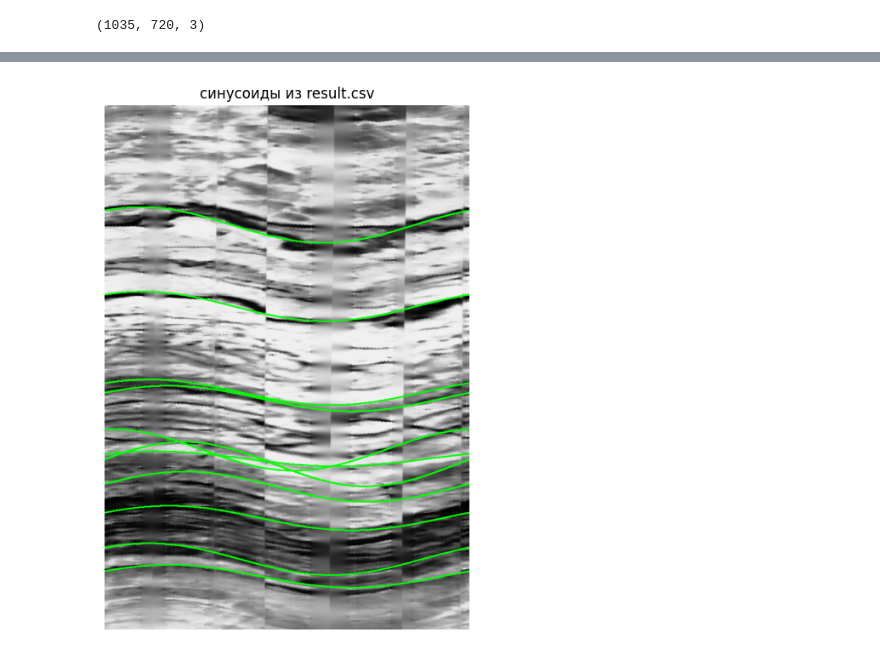
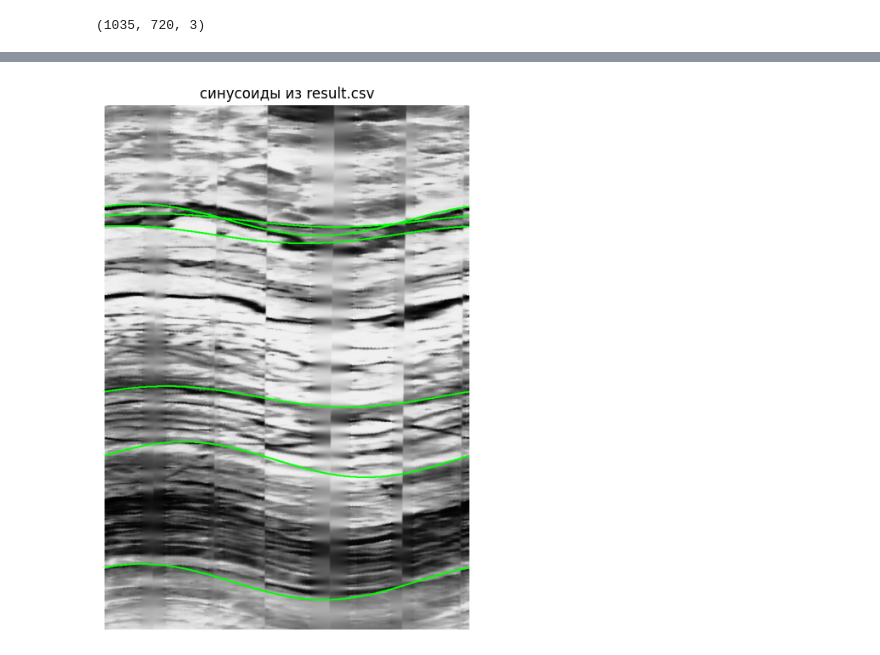
Before and after one commit to minstradamuss/Automatic-placement-of-sinusoids-on-the-image-for-interpreting-KarSar-MS-D-data, a Jupyter notebook: 2_best_grad_version.ipynb, the cells around one changed output, grey strips where cells are left out. Cells and saved outputs as stored; diff of their text form; code cells hidden in the pictures.

```diff
--- a/2_best_grad_version.ipynb
+++ b/2_best_grad_version.ipynb
@@ -223,5 +209,4 @@ scaler = saved['scaler']
 # %%
-IMG_PATH = "/content/5.bmp"
 img = np.array(Image.open(IMG_PATH).convert("RGB"))
 h, w = img.shape[:2]
 ω = 2 * math.pi / w
@@ -250,7 +235,7 @@ def process_image_by_tiles(img_rgb, up, down, step=256, stride=128, rmse_thr=1.0
 
         scored = []
         for pts in curves:
-            fit = fit_sinusoid(pts, ω, crop_h)
+            fit = fit_sinusoid_fast(pts, ω, crop_h)
             if fit is None:
                 continue
             A_px, θ, y0 = fit
@@ -258,6 +243,7 @@ def process_image_by_tiles(img_rgb, up, down, step=256, stride=128, rmse_thr=1.0
             rmse = np.sqrt(((ys - (A_px * np.sin(ω * xs + θ) + y0)) ** 2).mean())
             if rmse > rmse_thr:
                 continue
+
             scored.append((rmse, A_px, θ, y0))
 
         scored.sort(reverse=True, key=lambda t: t[0])
@@ -293,6 +279,7 @@ y_pred = clf.predict(X_pred_scaled)
 filtered = df_result[y_pred == 1][["depth_m", "A_mm", "theta_rad"]]
 # %%
 filtered["depth_rounded"] = filtered["depth_m"]
+
 filtered_unique = (
     filtered.sort_values("A_mm", ascending=False)
     .drop_duplicates(subset="depth_rounded")
@@ -304,7 +291,6 @@ rows_list = filtered_unique[["depth_m", "A_mm", "theta_rad"]].values.tolist()
 rows_list.sort(key=lambda x: x[0])
 
 THRESHOLD = 0.01
-used = set()
 averaged_rows = []
 
 i = 0
@@ -315,11 +301,9 @@ while i < len(rows_list) - 1:
     if abs(d2 - d1) <= THRESHOLD:
         A_mm, theta = rows_list[i+1][1], rows_list[i+1][2]
         depth_avg = (d1 + d2) / 2
+        averaged_rows.append([depth_avg, A_mm, theta])
 
-        averaged_rows.append([depth_avg, A_mm, theta])
-        i += 2
-    else:
-        i += 1
+    i += 1
 
 df_avg = pd.DataFrame(averaged_rows, columns=["depth_m", "A_mm", "theta_rad"])
 df_avg.to_csv(csv_path, index=False)
@@ -347,43 +326,34 @@ df
 # %%
-import pandas as pd
-import cv2
-import numpy as np
-import matplotlib.pyplot as plt
-import math
-
 def draw_curves_from_csv(img_rgb, csv_path, up=552, down=555, color=(0, 255, 0), thickness=2):
     h, w = img_rgb.shape[:2]
     ω = 2 * math.pi / w
     PIX2MM = (down - up) / h * 1000
 
     df = pd.read_csv(csv_path)
     canvas = img_rgb.copy()
     xs_full = np.arange(w)
 
     for _, row in df.iterrows():
         depth_m, A_mm, theta = row["depth_m"], row["A_mm"], row["theta_rad"]
 
         y0 = h * (depth_m - up) / (down - up)
         A_px = A_mm / PIX2MM
 
         ys = (A_px * np.sin(ω * xs_full + theta) + y0).astype(int)
         valid = (ys >= 0) & (ys < h)
         pts = np.column_stack([xs_full[valid], ys[valid]]).astype(np.int32)
 
         if len(pts) > 1:
             cv2.polylines(canvas, [pts], False, color, thickness)
 
     plt.figure(figsize=(10, 8))
     plt.imshow(canvas)
     plt.axis("off")
     plt.title("синусоиды из result.csv")
     plt.show()
 
     return canvas
 
-
-img = inpaint_image(img)
-
 canvas = draw_curves_from_csv(img, csv_path="/content/result.csv")
 # %% [output]
-[figure, old version]
+[figure, new version]
```
Also changed, not shown: parts of 6 cells of this notebook.
